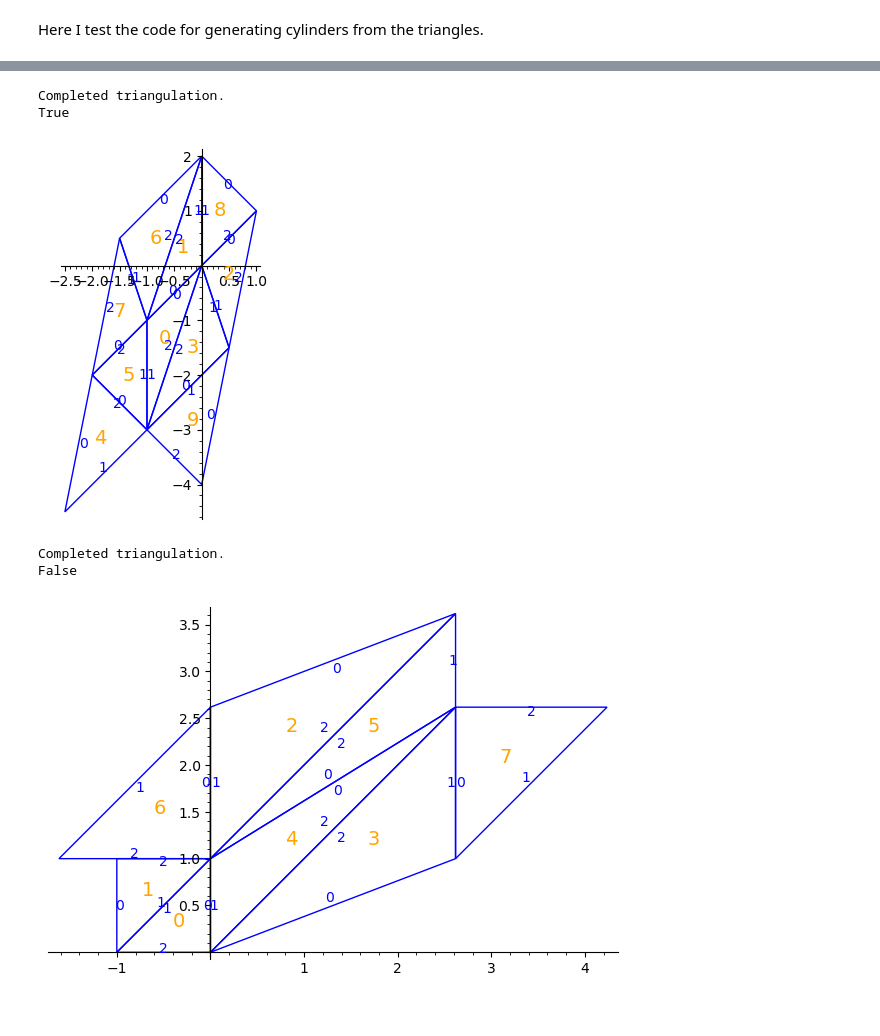
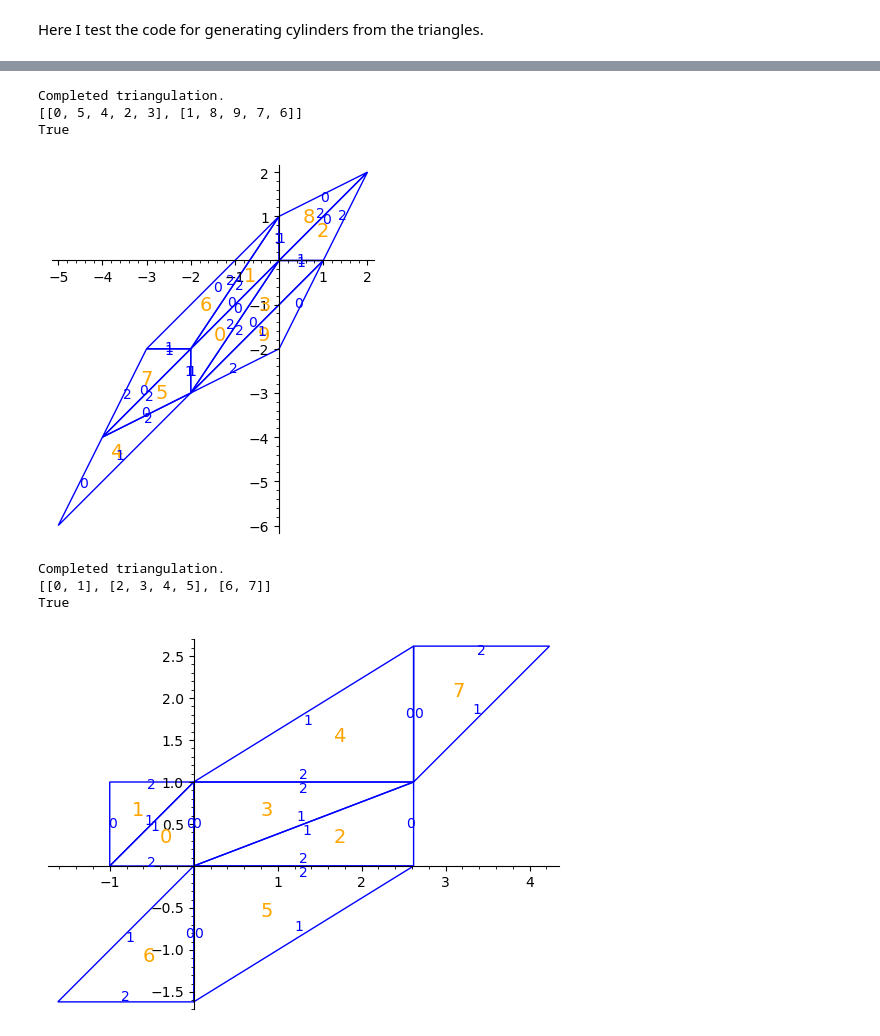
Before and after one commit to sfreedman67/samsurf, a Jupyter notebook: bowman/testing_cyl_ref.ipynb, the cells around one changed output, grey strips where cells are left out. Cells and saved outputs as stored; diff of their text form; code cells hidden in the pictures.

```diff
--- a/bowman/testing_cyl_ref.ipynb
+++ b/bowman/testing_cyl_ref.ipynb
@@ -31,23 +34,27 @@ True
 # %%
 X = trin.Triangulation.mcmullen_l(2, 2)
 d = vector([2, 2])
-Y = X.make_directional_triangulation(d)
+Y, cyls = X.make_directional_triangulation(d)
+print(cyls)
 print(X.is_delaunay)
 Y.plot()
 # %% [output]
 Completed triangulation.
+[[0, 5, 4, 2, 3], [1, 8, 9, 7, 6]]
 True
-[figure, old version]
+[figure, new version]
 # %%
 k = QuadraticField(5)
 sqrt5 = k.gen()
 phi = (1+sqrt5)/2
-d = vector([1,1])
+d = vector([0,1])
 X = trin.Triangulation.mcmullen_s(phi)
-Y = X.make_directional_triangulation(d)
+Y, cyls = X.make_directional_triangulation(d)
+print(cyls)
 print(Y.is_delaunay)
 Y.plot()
 # %% [output]
 Completed triangulation.
-False
+[[0, 1], [2, 3, 4, 5], [6, 7]]
+True
-[figure, old version]
+[figure, new version]
```
Also changed, not shown: parts of 2 cells of this notebook, 1 other file.
